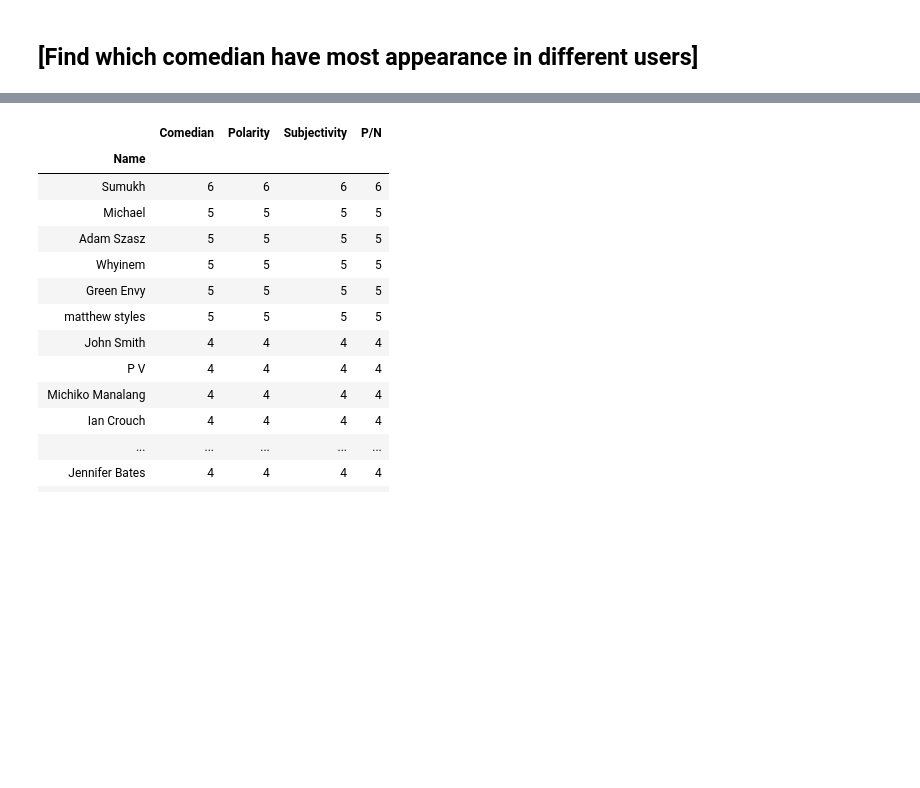
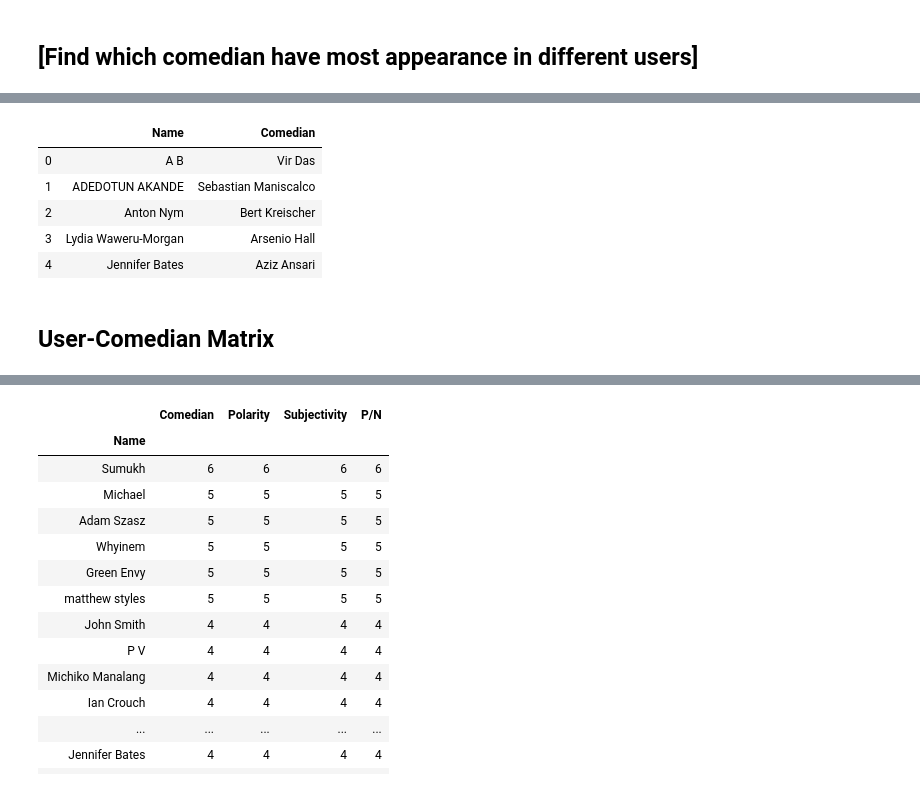
Before and after one commit to k11tqa25/nlp_based_recommender, a Jupyter notebook: user_comedian_matrix/comments_sentiment_analysis_80clips.ipynb, the cells around one changed output, grey strips where cells are left out. Cells and saved outputs as stored; diff of their text form; code cells hidden in the pictures; blank space fills up the shorter version.

```diff
--- a/user_comedian_matrix/comments_sentiment_analysis_80clips.ipynb
+++ b/user_comedian_matrix/comments_sentiment_analysis_80clips.ipynb
@@ -366,3 +407,15 @@ df_clean2
+# %%
+test_df.to_csv('test_set.csv')
+test_df.head()
+# %% [output]
+|  | Name | Comedian |
+| 0 | A B | Vir Das |
+| 1 | ADEDOTUN AKANDE | Sebastian Maniscalco |
+| 2 | Anton Nym | Bert Kreischer |
+| 3 | Lydia Waweru-Morgan | Arsenio Hall |
+| 4 | Jennifer Bates | Aziz Ansari |
+# %% [markdown]
+## User-Comedian Matrix
 # %%
 df_UCM = pd.DataFrame('NaN', index=df_clean2['Name'].unique(), columns=df_clean2['Comedian'].unique())
 df_UCM
```
Also changed, not shown: parts of 15 cells of this notebook, 1 other file.
